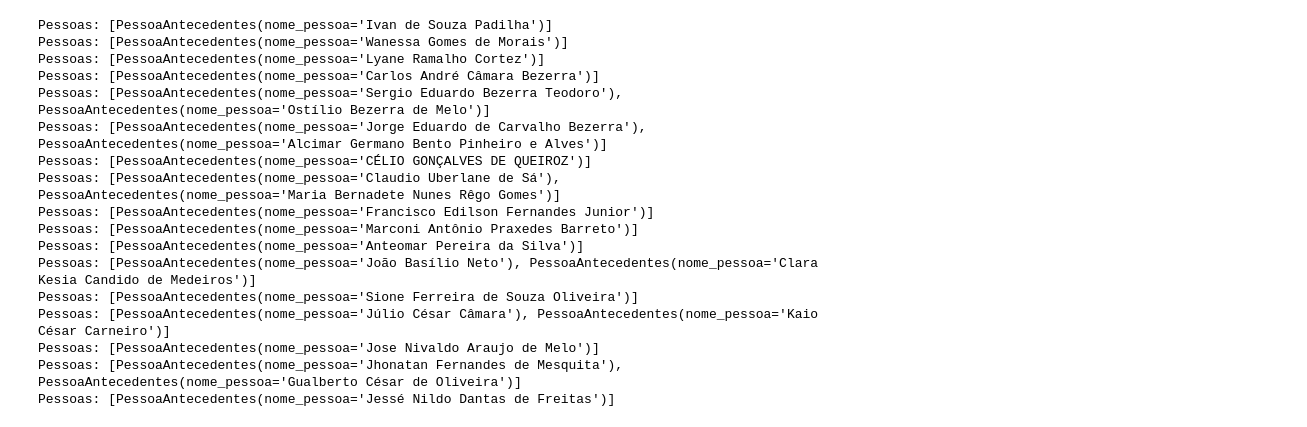
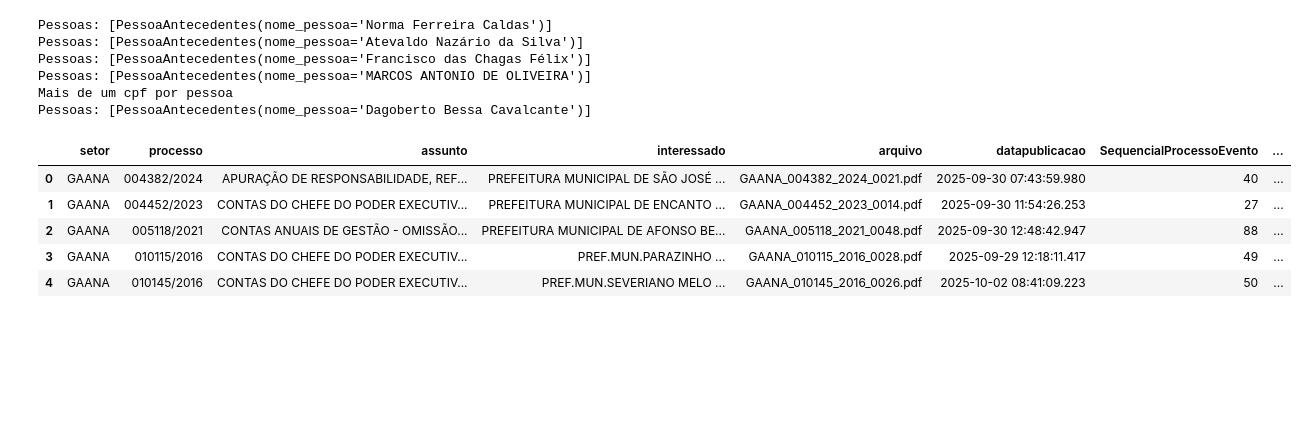
Before and after one commit to eduardoplima/ccd, a Jupyter notebook: scripts/automacao/antecedentes.ipynb, the cells around one changed output. Saved outputs shown, nothing was run; the diff lists cells and outputs as text; code cells hidden in the pictures; blank space fills up the shorter version.

```diff
--- a/scripts/automacao/antecedentes.ipynb
+++ b/scripts/automacao/antecedentes.ipynb
@@ -135,7 +135,8 @@ def get_valores_pessoa(row):
         transitos = get_transito(nome_pessoa)
         cpfs = transitos['cpf'].unique()
         if len(cpfs) > 1:
-            raise ValueError(f'Mais de um {cpf} por pessoa')
+            print(f'Mais de um cpf por pessoa')
+            cpf = ''
         elif len(cpfs) == 0:
             cpf = get_cpf_responsavel(nome_pessoa, row['numero_processo'], row['ano_processo'])
         else:
@@ -179,23 +180,21 @@ df_info_gaana['pessoas'] = df_info_gaana['texto_pdf'].apply(get_pessoas_llm)
 # %%
 df_info_gaana['valores'] = df_info_gaana.apply(get_valores_pessoa, axis=1)
 # %% [output]
-Pessoas: [PessoaAntecedentes(nome_pessoa='Ivan de Souza Padilha')]
-Pessoas: [PessoaAntecedentes(nome_pessoa='Wanessa Gomes de Morais')]
-Pessoas: [PessoaAntecedentes(nome_pessoa='Lyane Ramalho Cortez')]
-Pessoas: [PessoaAntecedentes(nome_pessoa='Carlos André Câmara Bezerra')]
-Pessoas: [PessoaAntecedentes(nome_pessoa='Sergio Eduardo Bezerra Teodoro'), PessoaAntecedentes(nome_pessoa='Ostílio Bezerra de Melo')]
-Pessoas: [PessoaAntecedentes(nome_pessoa='Jorge Eduardo de Carvalho Bezerra'), PessoaAntecedentes(nome_pessoa='Alcimar Germano Bento Pinheiro e Alves')]
-Pessoas: [PessoaAntecedentes(nome_pessoa='CÉLIO GONÇALVES DE QUEIROZ')]
-Pessoas: [PessoaAntecedentes(nome_pessoa='Claudio Uberlane de Sá'), PessoaAntecedentes(nome_pessoa='Maria Bernadete Nunes Rêgo Gomes')]
-Pessoas: [PessoaAntecedentes(nome_pessoa='Francisco Edilson Fernandes Junior')]
-Pessoas: [PessoaAntecedentes(nome_pessoa='Marconi Antônio Praxedes Barreto')]
-Pessoas: [PessoaAntecedentes(nome_pessoa='Anteomar Pereira da Silva')]
-Pessoas: [PessoaAntecedentes(nome_pessoa='João Basílio Neto'), PessoaAntecedentes(nome_pessoa='Clara Kesia Candido de Medeiros')]
-Pessoas: [PessoaAntecedentes(nome_pessoa='Sione Ferreira de Souza Oliveira')]
-Pessoas: [PessoaAntecedentes(nome_pessoa='Júlio César Câmara'), PessoaAntecedentes(nome_pessoa='Kaio César Carneiro')]
-Pessoas: [PessoaAntecedentes(nome_pessoa='Jose Nivaldo Araujo de Melo')]
-Pessoas: [PessoaAntecedentes(nome_pessoa='Jhonatan Fernandes de Mesquita'), PessoaAntecedentes(nome_pessoa='Gualberto César de Oliveira')]
-Pessoas: [PessoaAntecedentes(nome_pessoa='Jessé Nildo Dantas de Freitas')]
+Pessoas: [PessoaAntecedentes(nome_pessoa='Norma Ferreira Caldas')]
+Pessoas: [PessoaAntecedentes(nome_pessoa='Atevaldo Nazário da Silva')]
+Pessoas: [PessoaAntecedentes(nome_pessoa='Francisco das Chagas Félix')]
+Pessoas: [PessoaAntecedentes(nome_pessoa='MARCOS ANTONIO DE OLIVEIRA')]
+Mais de um cpf por pessoa
+Pessoas: [PessoaAntecedentes(nome_pessoa='Dagoberto Bessa Cavalcante')]
+# %%
+df_info_gaana
+# %% [output]
+|  | setor | processo | assunto | interessado | arquivo | datapublicacao | SequencialProcessoEvento | ... |
+| 0 | GAANA | 004382/2024 | APURAÇÃO DE RESPONSABILIDADE, REF... | PREFEITURA MUNICIPAL DE SÃO JOSÉ ... | GAANA_004382_2024_0021.pdf | 2025-09-30 07:43:59.980 | 40 | ... |
+| 1 | GAANA | 004452/2023 | CONTAS DO CHEFE DO PODER EXECUTIV... | PREFEITURA MUNICIPAL DE ENCANTO ... | GAANA_004452_2023_0014.pdf | 2025-09-30 11:54:26.253 | 27 | ... |
+| 2 | GAANA | 005118/2021 | CONTAS ANUAIS DE GESTÃO - OMISSÃO... | PREFEITURA MUNICIPAL DE AFONSO BE... | GAANA_005118_2021_0048.pdf | 2025-09-30 12:48:42.947 | 88 | ... |
+| 3 | GAANA | 010115/2016 | CONTAS DO CHEFE DO PODER EXECUTIV... | PREF.MUN.PARAZINHO ... | GAANA_010115_2016_0028.pdf | 2025-09-29 12:18:11.417 | 49 | ... |
+| 4 | GAANA | 010145/2016 | CONTAS DO CHEFE DO PODER EXECUTIV... | PREF.MUN.SEVERIANO MELO ... | GAANA_010145_2016_0026.pdf | 2025-10-02 08:41:09.223 | 50 | ... |
 # %%
 #df_info_gaana['len_valores'] = df_info_gaana['valores'].apply(lambda x: len(x))
 df_info_gaana['sem_valores'] = df_info_gaana['valores'].apply(valores_vazios)
```
Also changed, not shown: parts of 3 cells of this notebook, 17 other files.
